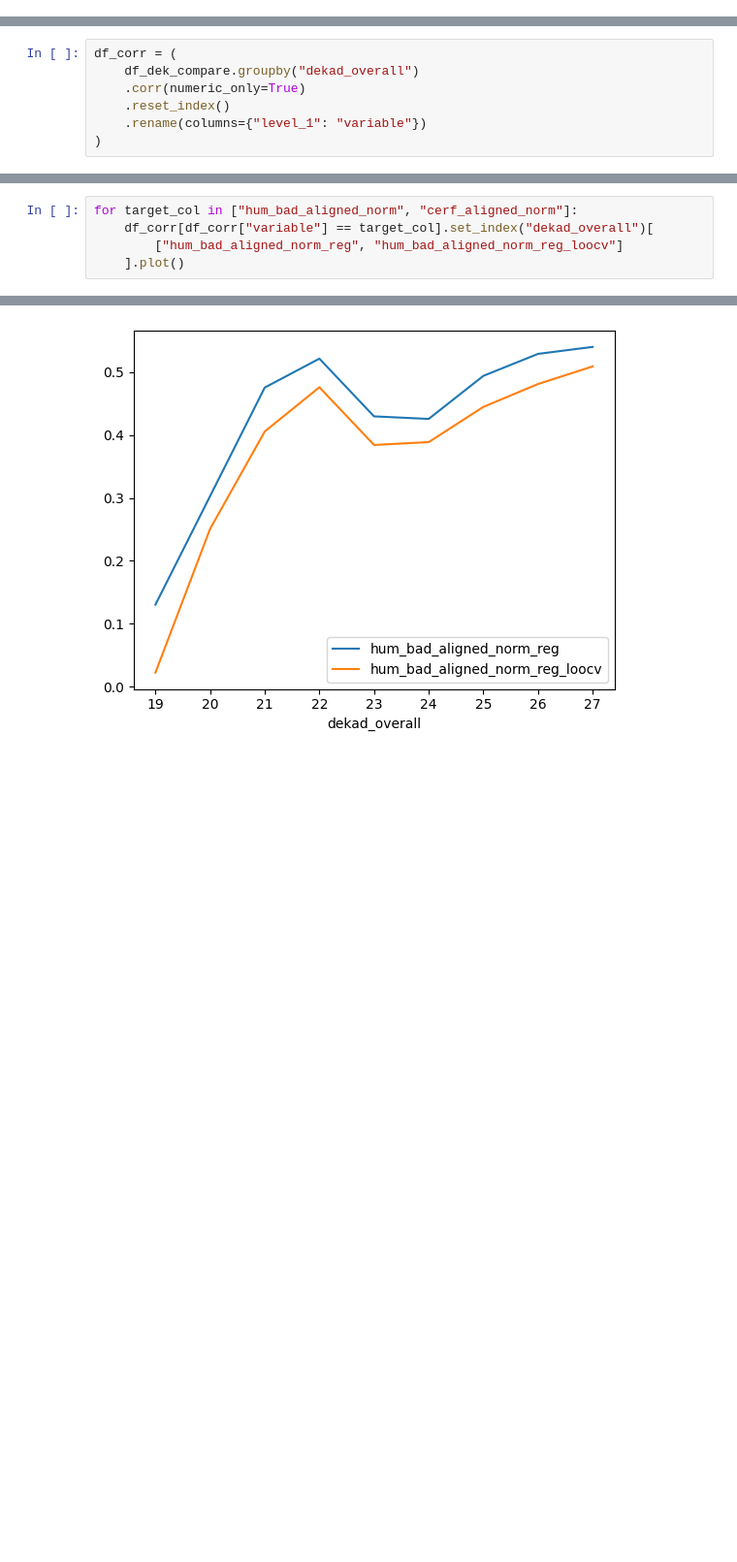
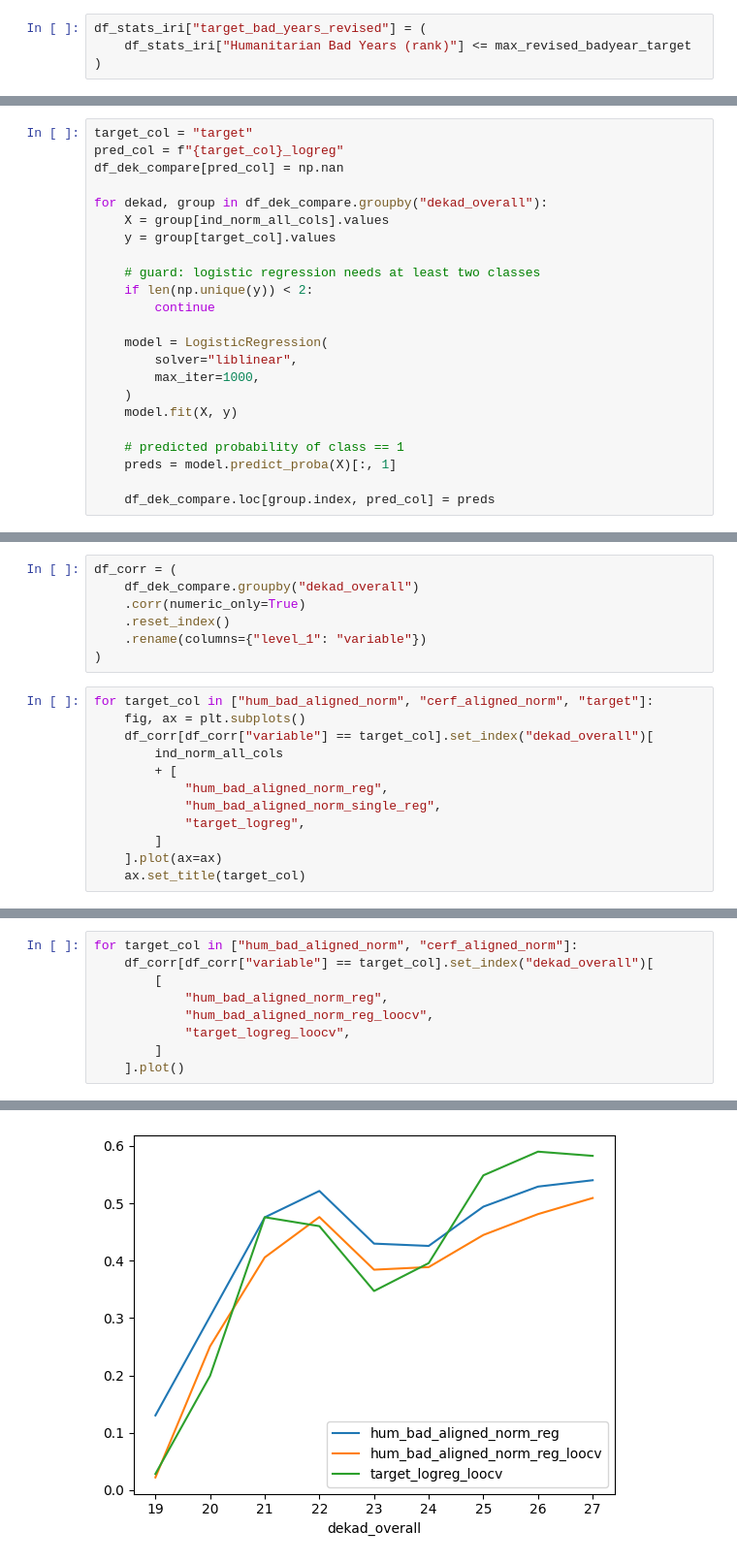
Before and after one commit to OCHA-DAP/ds-aa-mrt-drought, a Jupyter notebook: exploration/regression.ipynb, the cells around one changed output, grey strips where cells are left out. Shown at 97% size. Saved outputs shown, nothing was run; the diff lists cells and outputs as text; blank space fills up the shorter version.

```diff
--- a/exploration/regression.ipynb
+++ b/exploration/regression.ipynb
@@ -173,0 +131,4 @@ df_stats_iri["target"] = (
+# %%
+df_stats_iri["target_bad_years_revised"] = (
+    df_stats_iri["Humanitarian Bad Years (rank)"] <= max_revised_badyear_target
+)
@@ -353,0 +334,23 @@ df_dek_compare
+# %%
+target_col = "target"
+pred_col = f"{target_col}_logreg"
+df_dek_compare[pred_col] = np.nan
+
+for dekad, group in df_dek_compare.groupby("dekad_overall"):
+    X = group[ind_norm_all_cols].values
+    y = group[target_col].values
+
+    # guard: logistic regression needs at least two classes
+    if len(np.unique(y)) < 2:
+        continue
+
+    model = LogisticRegression(
+        solver="liblinear",
+        max_iter=1000,
+    )
+    model.fit(X, y)
+
+    # predicted probability of class == 1
+    preds = model.predict_proba(X)[:, 1]
+
+    df_dek_compare.loc[group.index, pred_col] = preds
@@ -358,3 +377,15 @@ df_corr = (
     .reset_index()
     .rename(columns={"level_1": "variable"})
 )
+# %%
+for target_col in ["hum_bad_aligned_norm", "cerf_aligned_norm", "target"]:
+    fig, ax = plt.subplots()
+    df_corr[df_corr["variable"] == target_col].set_index("dekad_overall")[
+        ind_norm_all_cols
+        + [
+            "hum_bad_aligned_norm_reg",
+            "hum_bad_aligned_norm_single_reg",
+            "target_logreg",
+        ]
+    ].plot(ax=ax)
+    ax.set_title(target_col)
@@ -361,6 +396,10 @@ df_corr = (
 # %%
 for target_col in ["hum_bad_aligned_norm", "cerf_aligned_norm"]:
     df_corr[df_corr["variable"] == target_col].set_index("dekad_overall")[
-        ["hum_bad_aligned_norm_reg", "hum_bad_aligned_norm_reg_loocv"]
+        [
+            "hum_bad_aligned_norm_reg",
+            "hum_bad_aligned_norm_reg_loocv",
+            "target_logreg_loocv",
+        ]
     ].plot()
 # %% [output]
@@ -368 +407 @@ for target_col in ["hum_bad_aligned_norm", "cerf_aligned_norm"]:
-[figure, old version]
+[figure, new version]
```
Also changed, not shown: parts of 67 cells of this notebook, 2 other files.
